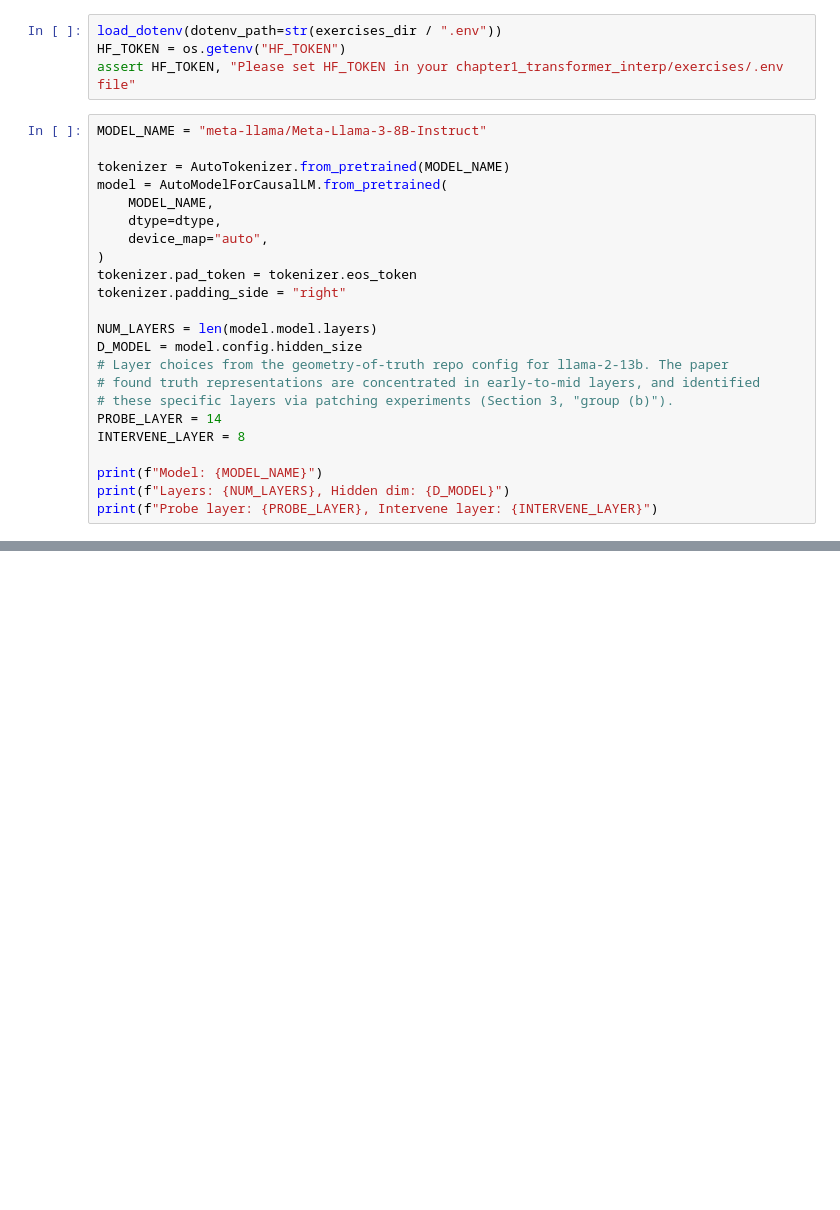
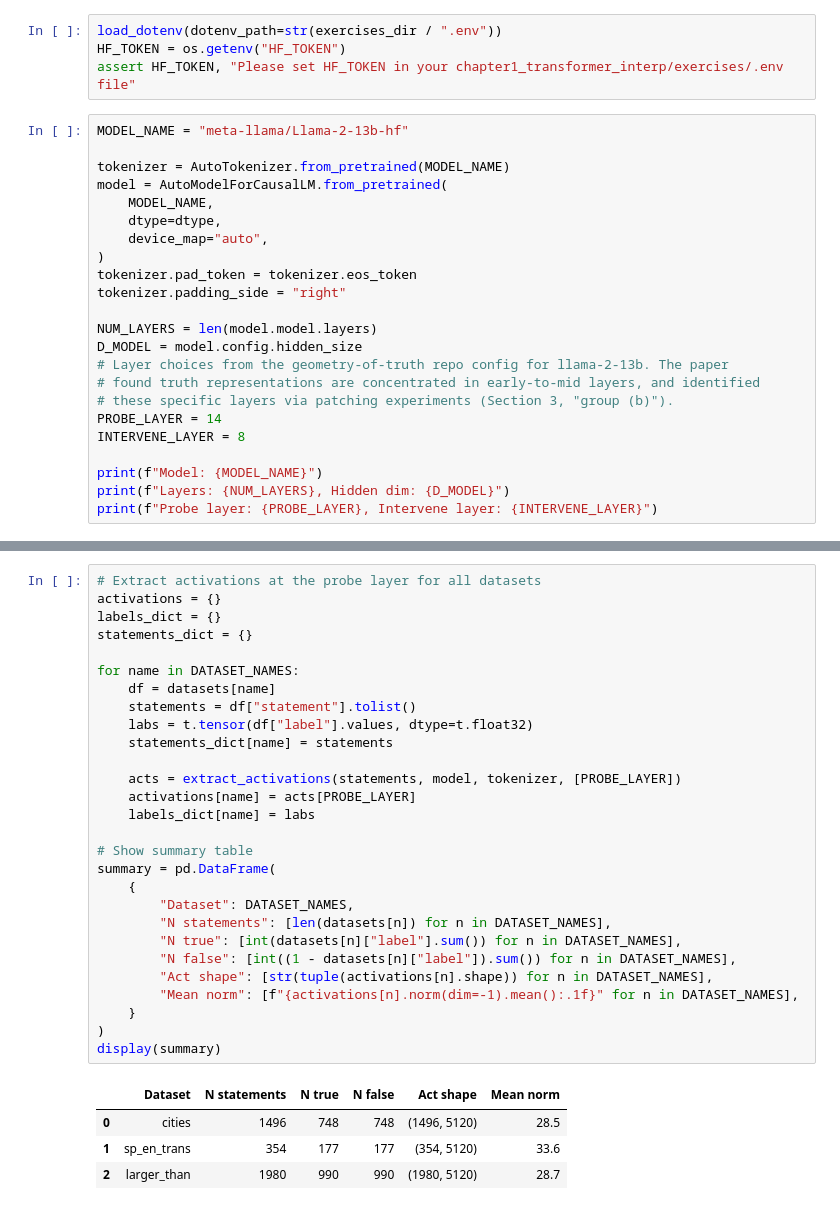
Before and after one commit to Azazel5/The-ARENA-curriculum, a Jupyter notebook: 1/linear_probes.ipynb, the cells around one changed output, grey strips where cells are left out. Saved outputs shown, nothing was run; the diff lists cells and outputs as text; blank space fills up the shorter version.

```diff
--- a/1/linear_probes.ipynb
+++ b/1/linear_probes.ipynb
@@ -81,7 +81,7 @@ load_dotenv(dotenv_path=str(exercises_dir / ".env"))
 HF_TOKEN = os.getenv("HF_TOKEN")
 assert HF_TOKEN, "Please set HF_TOKEN in your chapter1_transformer_interp/exercises/.env file"
 # %%
-MODEL_NAME = "meta-llama/Meta-Llama-3-8B-Instruct"
+MODEL_NAME = "meta-llama/Llama-2-13b-hf"
 
 tokenizer = AutoTokenizer.from_pretrained(MODEL_NAME)
 model = AutoModelForCausalLM.from_pretrained(
@@ -110,0 +187,33 @@ Probe layer: 14, Intervene layer: 8
+# %%
+# Extract activations at the probe layer for all datasets
+activations = {}
+labels_dict = {}
+statements_dict = {}
+
+for name in DATASET_NAMES:
+    df = datasets[name]
+    statements = df["statement"].tolist()
+    labs = t.tensor(df["label"].values, dtype=t.float32)
+    statements_dict[name] = statements
+
+    acts = extract_activations(statements, model, tokenizer, [PROBE_LAYER])
+    activations[name] = acts[PROBE_LAYER]
+    labels_dict[name] = labs
+
+# Show summary table
+summary = pd.DataFrame(
+    {
+        "Dataset": DATASET_NAMES,
+        "N statements": [len(datasets[n]) for n in DATASET_NAMES],
+        "N true": [int(datasets[n]["label"].sum()) for n in DATASET_NAMES],
+        "N false": [int((1 - datasets[n]["label"]).sum()) for n in DATASET_NAMES],
+        "Act shape": [str(tuple(activations[n].shape)) for n in DATASET_NAMES],
+        "Mean norm": [f"{activations[n].norm(dim=-1).mean():.1f}" for n in DATASET_NAMES],
+    }
+)
+display(summary)
+# %% [output]
+|  | Dataset | N statements | N true | N false | Act shape | Mean norm |
+| 0 | cities | 1496 | 748 | 748 | (1496, 5120) | 28.5 |
+| 1 | sp_en_trans | 354 | 177 | 177 | (354, 5120) | 33.6 |
+| 2 | larger_than | 1980 | 990 | 990 | (1980, 5120) | 28.7 |
```
Also changed, not shown: parts of 28 cells of this notebook.
